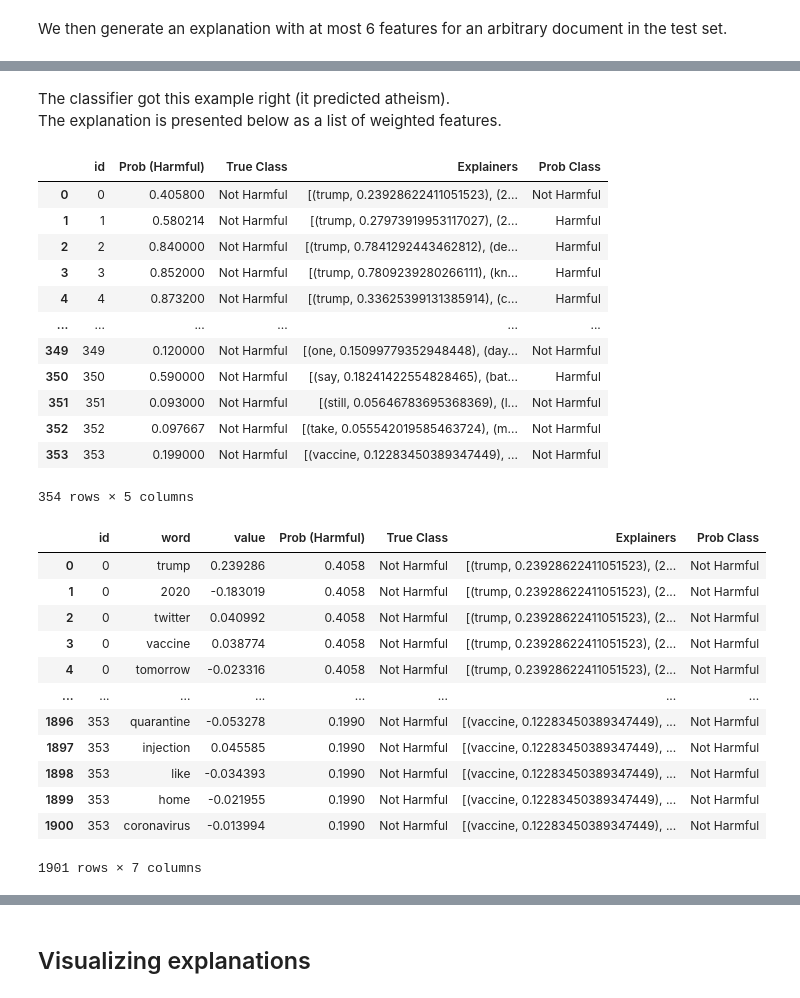
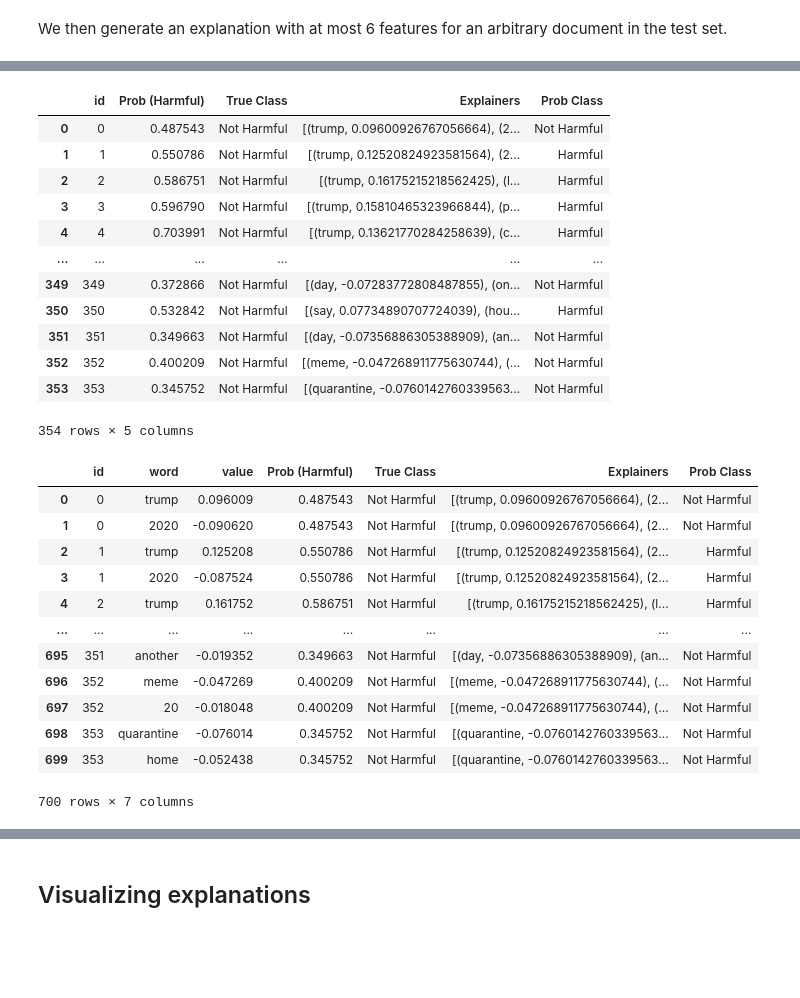
Before and after one commit to Luca-Frank/TUM-ProjectWeek24-HarMeme, a Jupyter notebook: RandForestLime.ipynb, the cells around one changed output, grey strips where cells are left out. Saved outputs shown, nothing was run; the diff lists cells and outputs as text; code cells hidden in the pictures; blank space fills up the shorter version.

Commit message:
readme and forest lime

```diff
--- a/RandForestLime.ipynb
+++ b/RandForestLime.ipynb
@@ -90,7 +93,8 @@ print(f"F1-score of the best classifier after Grid Search: {f1:.2f}")
 # %%
 rf = sklearn.ensemble.RandomForestClassifier(
-    n_estimators=1000,     # Number of trees in the forest.
-    max_depth=100,         # Maximum depth of the trees.
+    n_estimators=500,     # Number of trees in the forest.
+    max_depth=30,         # Maximum depth of the trees.
+    max_features="sqrt",
     min_samples_split=5,  # Minimum number of samples required to split an internal node.
     min_samples_leaf=1,   # Minimum number of samples required to be at a leaf node.
     bootstrap=True,       # Use bootstrap samples when building trees.
@@ -190,54 +181,52 @@ Document id: 353
-# %% [markdown]
-The classifier got this example right (it predicted atheism).
-The explanation is presented below as a list of weighted features.
 # %%
 df_pred = pd.DataFrame(df_pred)
 df_pred["Prob Class"] = np.where(df_pred["Prob (Harmful)"]>=0.5,"Harmful","Not Harmful")
 df_pred
 # %% [output]
 |  | id | Prob (Harmful) | True Class | Explainers | Prob Class |
-| 0 | 0 | 0.405800 | Not Harmful | [(trump, 0.23928622411051523), (2... | Not Harmful |
-| 1 | 1 | 0.580214 | Not Harmful | [(trump, 0.27973919953117027), (2... | Harmful |
-| 2 | 2 | 0.840000 | Not Harmful | [(trump, 0.7841292443462812), (de... | Harmful |
-| 3 | 3 | 0.852000 | Not Harmful | [(trump, 0.7809239280266111), (kn... | Harmful |
-| 4 | 4 | 0.873200 | Not Harmful | [(trump, 0.33625399131385914), (c... | Harmful |
+| 0 | 0 | 0.487543 | Not Harmful | [(trump, 0.09600926767056664), (2... | Not Harmful |
+| 1 | 1 | 0.550786 | Not Harmful | [(trump, 0.12520824923581564), (2... | Harmful |
+| 2 | 2 | 0.586751 | Not Harmful | [(trump, 0.16175215218562425), (l... | Harmful |
+| 3 | 3 | 0.596790 | Not Harmful | [(trump, 0.15810465323966844), (p... | Harmful |
+| 4 | 4 | 0.703991 | Not Harmful | [(trump, 0.13621770284258639), (c... | Harmful |
 | ... | ... | ... | ... | ... | ... |
-| 349 | 349 | 0.120000 | Not Harmful | [(one, 0.15099779352948448), (day... | Not Harmful |
-| 350 | 350 | 0.590000 | Not Harmful | [(say, 0.18241422554828465), (bat... | Harmful |
-| 351 | 351 | 0.093000 | Not Harmful | [(still, 0.05646783695368369), (l... | Not Harmful |
-| 352 | 352 | 0.097667 | Not Harmful | [(take, 0.055542019585463724), (m... | Not Harmful |
-| 353 | 353 | 0.199000 | Not Harmful | [(vaccine, 0.12283450389347449), ... | Not Harmful |
+| 349 | 349 | 0.372866 | Not Harmful | [(day, -0.07283772808487855), (on... | Not Harmful |
+| 350 | 350 | 0.532842 | Not Harmful | [(say, 0.07734890707724039), (hou... | Harmful |
+| 351 | 351 | 0.349663 | Not Harmful | [(day, -0.07356886305388909), (an... | Not Harmful |
+| 352 | 352 | 0.400209 | Not Harmful | [(meme, -0.047268911775630744), (... | Not Harmful |
+| 353 | 353 | 0.345752 | Not Harmful | [(quarantine, -0.0760142760339563... | Not Harmful |
 354 rows × 5 columns
 # %%
 explainer_list=[]
 c=0
 for i in df_pred["Explainers"]:
     for k in i:
         explainer_dict={
             "id": c,
             "word":k[0],
             "value":k[1]
         }
         explainer_list.append(explainer_dict)
     c+=1
 
 
 explainer_list=pd.DataFrame(explainer_list)
+explainer_list = explainer_list.merge(df_pred, on="id")
 explainer_list
 # %% [output]
 |  | id | word | value | Prob (Harmful) | True Class | Explainers | Prob Class |
-| 0 | 0 | trump | 0.239286 | 0.4058 | Not Harmful | [(trump, 0.23928622411051523), (2... | Not Harmful |
-| 1 | 0 | 2020 | -0.183019 | 0.4058 | Not Harmful | [(trump, 0.23928622411051523), (2... | Not Harmful |
-| 2 | 0 | twitter | 0.040992 | 0.4058 | Not Harmful | [(trump, 0.23928622411051523), (2... | Not Harmful |
-| 3 | 0 | vaccine | 0.038774 | 0.4058 | Not Harmful | [(trump, 0.23928622411051523), (2... | Not Harmful |
-| 4 | 0 | tomorrow | -0.023316 | 0.4058 | Not Harmful | [(trump, 0.23928622411051523), (2... | Not Harmful |
+| 0 | 0 | trump | 0.096009 | 0.487543 | Not Harmful | [(trump, 0.09600926767056664), (2... | Not Harmful |
+| 1 | 0 | 2020 | -0.090620 | 0.487543 | Not Harmful | [(trump, 0.09600926767056664), (2... | Not Harmful |
+| 2 | 1 | trump | 0.125208 | 0.550786 | Not Harmful | [(trump, 0.12520824923581564), (2... | Harmful |
+| 3 | 1 | 2020 | -0.087524 | 0.550786 | Not Harmful | [(trump, 0.12520824923581564), (2... | Harmful |
+| 4 | 2 | trump | 0.161752 | 0.586751 | Not Harmful | [(trump, 0.16175215218562425), (l... | Harmful |
 | ... | ... | ... | ... | ... | ... | ... | ... |
-| 1896 | 353 | quarantine | -0.053278 | 0.1990 | Not Harmful | [(vaccine, 0.12283450389347449), ... | Not Harmful |
-| 1897 | 353 | injection | 0.045585 | 0.1990 | Not Harmful | [(vaccine, 0.12283450389347449), ... | Not Harmful |
-| 1898 | 353 | like | -0.034393 | 0.1990 | Not Harmful | [(vaccine, 0.12283450389347449), ... | Not Harmful |
-| 1899 | 353 | home | -0.021955 | 0.1990 | Not Harmful | [(vaccine, 0.12283450389347449), ... | Not Harmful |
-| 1900 | 353 | coronavirus | -0.013994 | 0.1990 | Not Harmful | [(vaccine, 0.12283450389347449), ... | Not Harmful |
+| 695 | 351 | another | -0.019352 | 0.349663 | Not Harmful | [(day, -0.07356886305388909), (an... | Not Harmful |
+| 696 | 352 | meme | -0.047269 | 0.400209 | Not Harmful | [(meme, -0.047268911775630744), (... | Not Harmful |
+| 697 | 352 | 20 | -0.018048 | 0.400209 | Not Harmful | [(meme, -0.047268911775630744), (... | Not Harmful |
+| 698 | 353 | quarantine | -0.076014 | 0.345752 | Not Harmful | [(quarantine, -0.0760142760339563... | Not Harmful |
+| 699 | 353 | home | -0.052438 | 0.345752 | Not Harmful | [(quarantine, -0.0760142760339563... | Not Harmful |
-1901 rows × 7 columns
+700 rows × 7 columns
 # %%
 harmful_count = explainer_list.groupby(['word', 'True Class']).size().reset_index(name='count')
 harmful_count = harmful_count.pivot_table(index='word', columns='True Class', values='count', fill_value=0)
```
Also changed, not shown: parts of 8 cells of this notebook, 1 other file.
